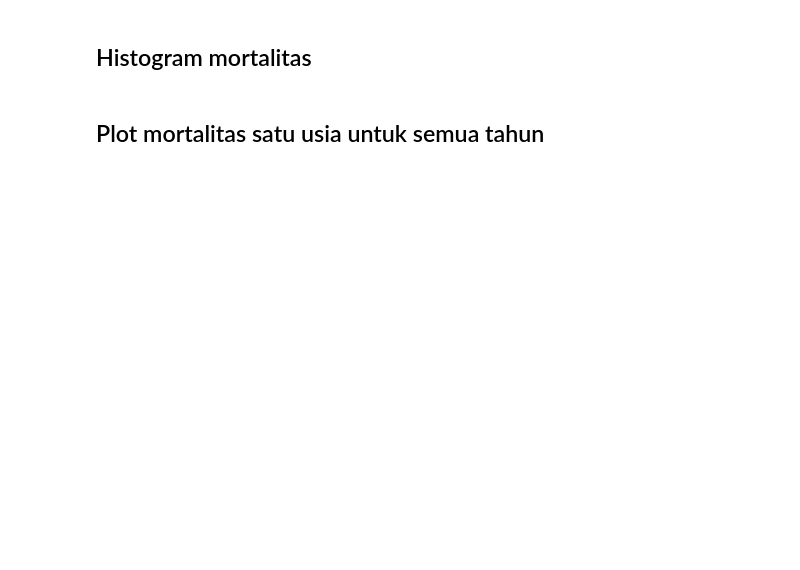
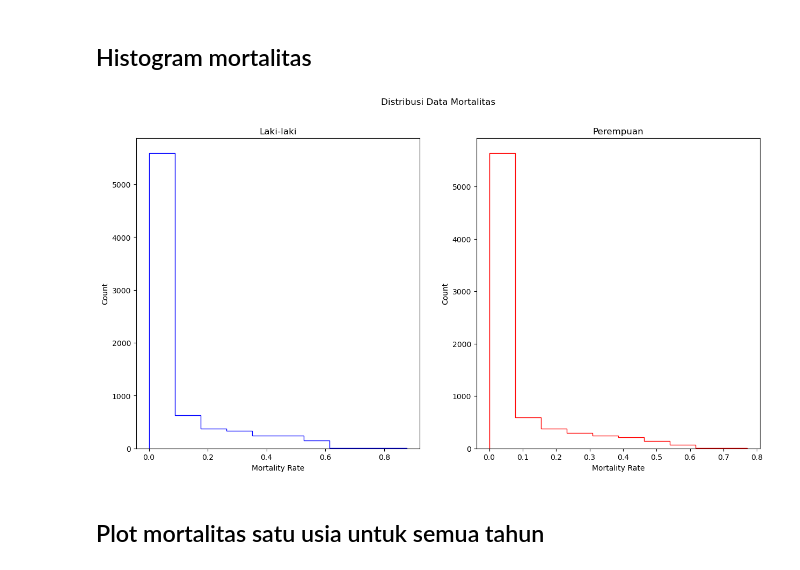
Before and after one commit to arya-map22/Tugas-Akhir, a Jupyter notebook: TA_tune.ipynb, the cells around one changed output. Saved outputs shown, nothing was run; the diff lists cells and outputs as text; code cells hidden in the pictures; blank space fills up the shorter version.

```diff
--- a/TA_tune.ipynb
+++ b/TA_tune.ipynb
@@ -48,7 +67,7 @@ MORTALITAS_CONFIG = CONFIG.data.mortalitas
 
 YEAR_COL = MORTALITAS_CONFIG.year_col
 AGE_COL = MORTALITAS_CONFIG.age_col
-SEX_COL = MORTALITAS_CONFIG.sex_col
+GENDER_COL = MORTALITAS_CONFIG.gender_col
 MORTALITY_COL = MORTALITAS_CONFIG.mortality_col
 
 BI_RATE_CONFIG = CONFIG.data.bi_rate
@@ -101,7 +177,7 @@ import torch
 import numpy as np
 
 # Male mortalitas
-mortalitas_df_male = mortalitas_df[mortalitas_df[SEX_COL] == "Male"]
+mortalitas_df_male = mortalitas_df[mortalitas_df[GENDER_COL] == "Male"]
 M_male = mortalitas_df_male.pivot(
     index=YEAR_COL,
     columns=AGE_COL,
@@ -110,7 +186,7 @@ M_male = mortalitas_df_male.pivot(
 M_male = torch.from_numpy(M_male.to_numpy(copy=True, dtype=np.float32)).to(DEVICE)
 
 # Female mortalitas
-mortalitas_df_female = mortalitas_df[mortalitas_df[SEX_COL] == "Female"]
+mortalitas_df_female = mortalitas_df[mortalitas_df[GENDER_COL] == "Female"]
 M_female = mortalitas_df_female.pivot(
     index=YEAR_COL,
     columns=AGE_COL,
@@ -137,3 +196,22 @@ plt.show()
+# %%
+import matplotlib.pyplot as plt
+
+fig, ax = plt.subplots(1, 2, figsize=(15, 7.5))
+ax[0].hist(M_male.cpu().numpy().reshape(-1), color="blue", histtype="step")
+ax[0].set_title("Laki-laki")
+ax[0].set_xlabel("Mortality Rate")
+ax[0].set_ylabel("Count")
+
+ax[1].hist(M_female.cpu().numpy().reshape(-1), color="red", histtype="step")
+ax[1].set_title("Perempuan")
+ax[1].set_xlabel("Mortality Rate")
+ax[1].set_ylabel("Count")
+
+fig.suptitle("Distribusi Data Mortalitas")
+fig.savefig(DOT_ENV.plots_dir / "distribusi_data_mortalitas.png")
+plt.show()
+# %% [output]
+[figure, added]
 # %% [markdown]
 ## Plot mortalitas satu usia untuk semua tahun
 # %%
```
Also changed, not shown: parts of 129 cells of this notebook, 27 other files.
